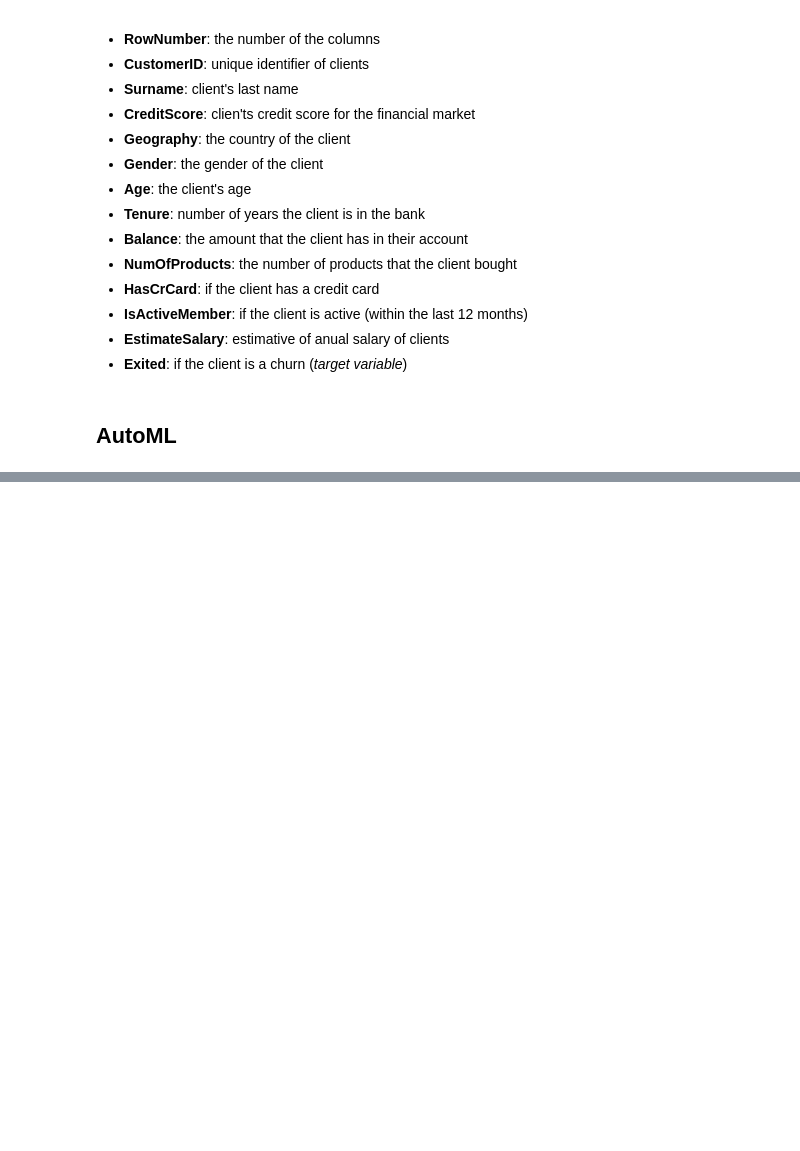
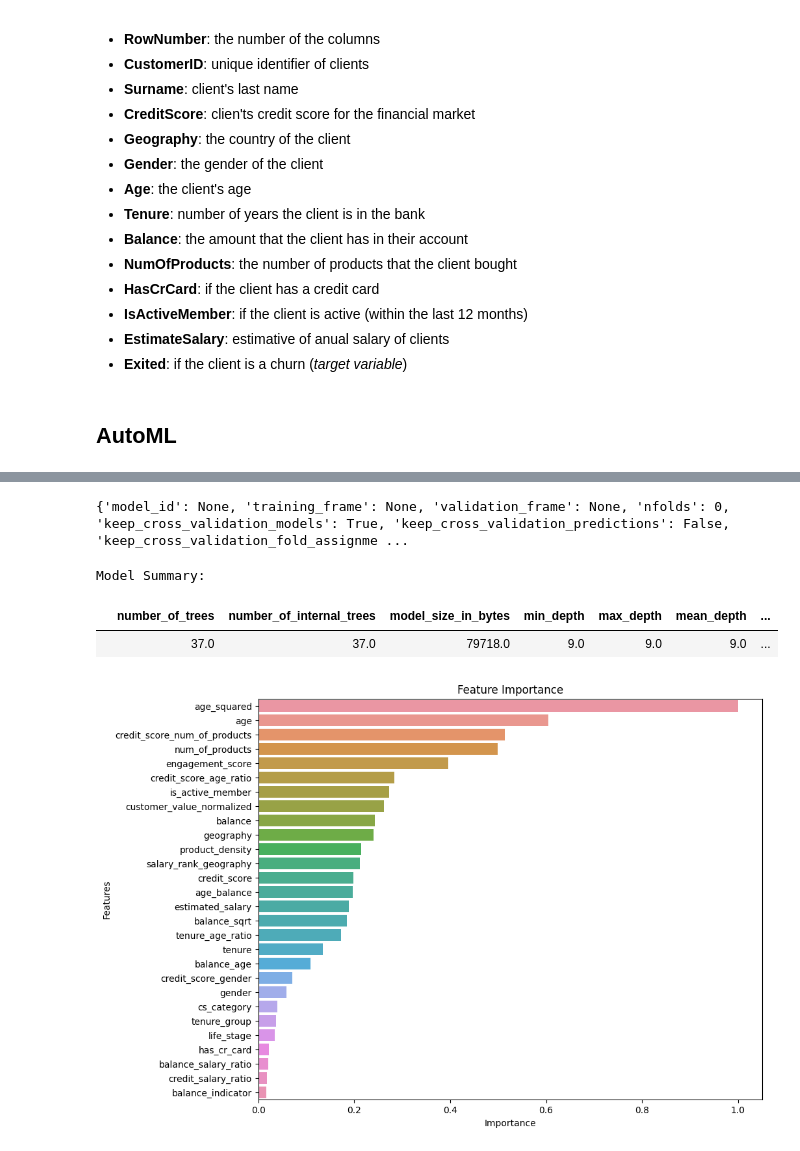
Before and after one commit to GuttoF/churn-prediction, a Jupyter notebook: churn_prediction/notebooks/c1_autoML.ipynb, the cells around one changed output, grey strips where cells are left out. Saved outputs shown, nothing was run; the diff lists cells and outputs as text; code cells hidden in the pictures; blank space fills up the shorter version.

```diff
--- a/churn_prediction/notebooks/c1_autoML.ipynb
+++ b/churn_prediction/notebooks/c1_autoML.ipynb
@@ -168,0 +162,7 @@ model.varimp_plot()
+# %%
+best_model = aml.leader
+# Obter a importância das variáveis
+feature_importance = best_model.varimp(use_pandas=True)
+
+# Mostrar as características mais importantes
+print(feature_importance)
@@ -169,3 +187,27 @@ model.varimp_plot()
+# %%
+params = best_model.get_params()
+print(params)
+# %% [output]
+{'model_id': None, 'training_frame': None, 'validation_frame': None, 'nfolds': 0, 'keep_cross_validation_models': True, 'keep_cross_validation_predictions': False, 'keep_cross_validation_fold_assignme ...
+# %%
+best_model.summary()
+# %% [output]
+Model Summary:
+|  | number_of_trees | number_of_internal_trees | model_size_in_bytes | min_depth | max_depth | mean_depth | ... |
+|  | 37.0 | 37.0 | 79718.0 | 9.0 | 9.0 | 9.0 | ... |
+# %%
+import matplotlib.pyplot as plt
+import seaborn as sns
+
+# Gráfico de barras das importâncias das características
+plt.figure(figsize=(10, 8))
+sns.barplot(x='scaled_importance', y='variable', data=feature_importance)
+plt.title('Feature Importance')
+plt.xlabel('Importance')
+plt.ylabel('Features')
+plt.show()
+# %% [output]
+[figure, added]
 # %%
 h2o.cluster().shutdown()
 # %% [output]
```
Also changed, not shown: parts of 5 cells of this notebook, 9 other files.
